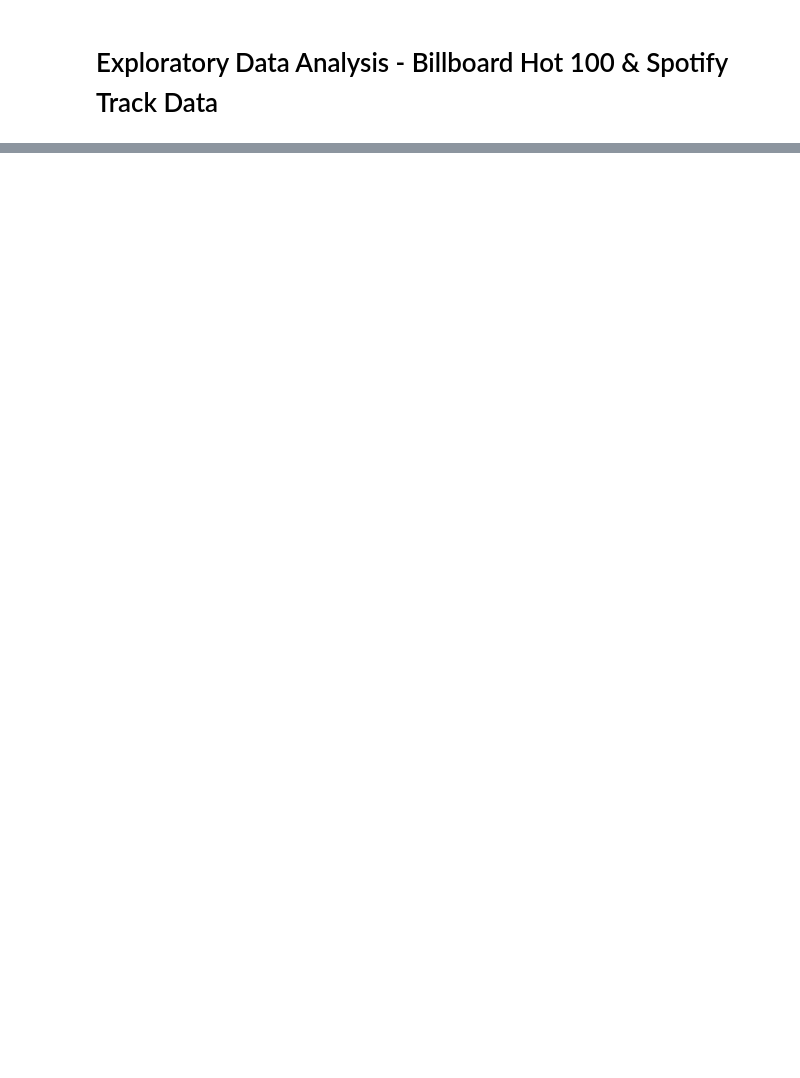
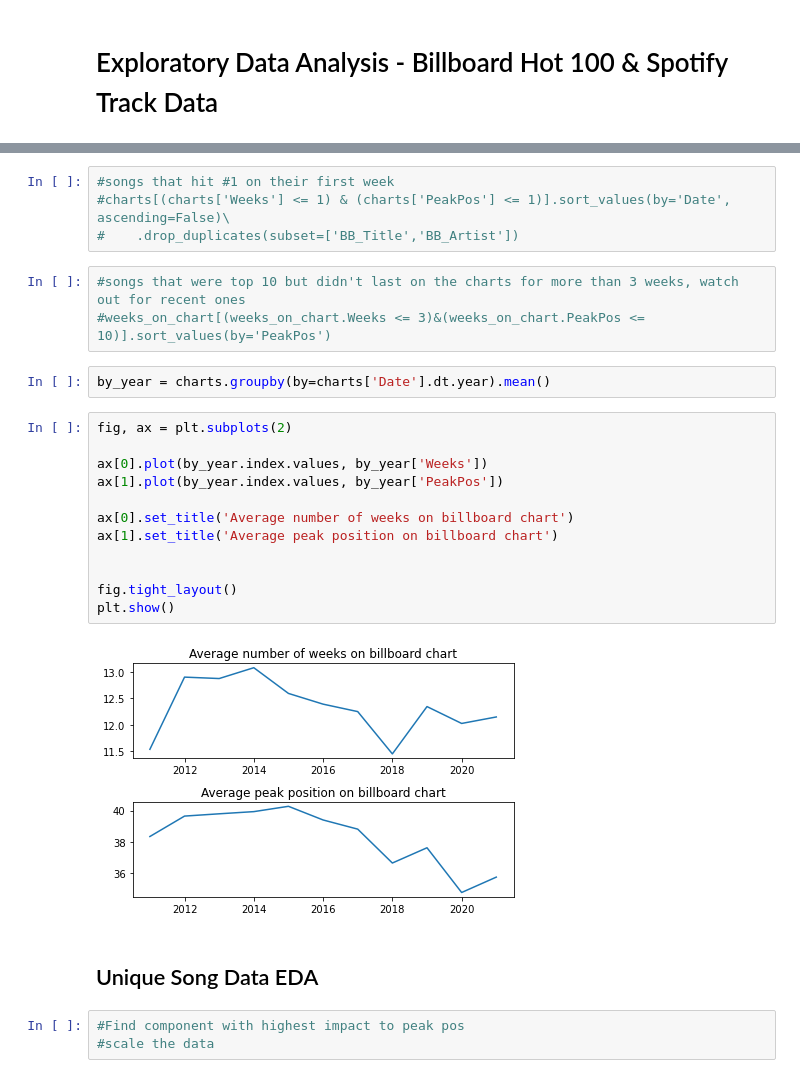
Before and after one commit to JelicaB/BillboardSongAnalysis, a Jupyter notebook: notebooks/3.0-JB-Exploratory-Data-Analysis.ipynb, the cells around one changed output, grey strips where cells are left out. Cells and saved outputs as stored; diff of their text form; blank space fills up the shorter version.

```diff
--- a/notebooks/3.0-JB-Exploratory-Data-Analysis.ipynb
+++ b/notebooks/3.0-JB-Exploratory-Data-Analysis.ipynb
@@ -97,0 +104,28 @@ Name: PeakPos, Length: 100, dtype: int64
+# %%
+#songs that hit #1 on their first week
+#charts[(charts['Weeks'] <= 1) & (charts['PeakPos'] <= 1)].sort_values(by='Date', ascending=False)\
+#    .drop_duplicates(subset=['BB_Title','BB_Artist'])
+# %%
+#songs that were top 10 but didn't last on the charts for more than 3 weeks, watch out for recent ones
+#weeks_on_chart[(weeks_on_chart.Weeks <= 3)&(weeks_on_chart.PeakPos <= 10)].sort_values(by='PeakPos')
+# %%
+by_year = charts.groupby(by=charts['Date'].dt.year).mean()
+# %%
+fig, ax = plt.subplots(2)
+
+ax[0].plot(by_year.index.values, by_year['Weeks'])
+ax[1].plot(by_year.index.values, by_year['PeakPos'])
+
+ax[0].set_title('Average number of weeks on billboard chart')
+ax[1].set_title('Average peak position on billboard chart')
+
+
+fig.tight_layout()
+plt.show()
+# %% [output]
+[figure, added]
+# %% [markdown]
+## Unique Song Data EDA
+# %%
+#Find component with highest impact to peak pos
+#scale the data
```
Also changed, not shown: parts of 63 cells of this notebook.
